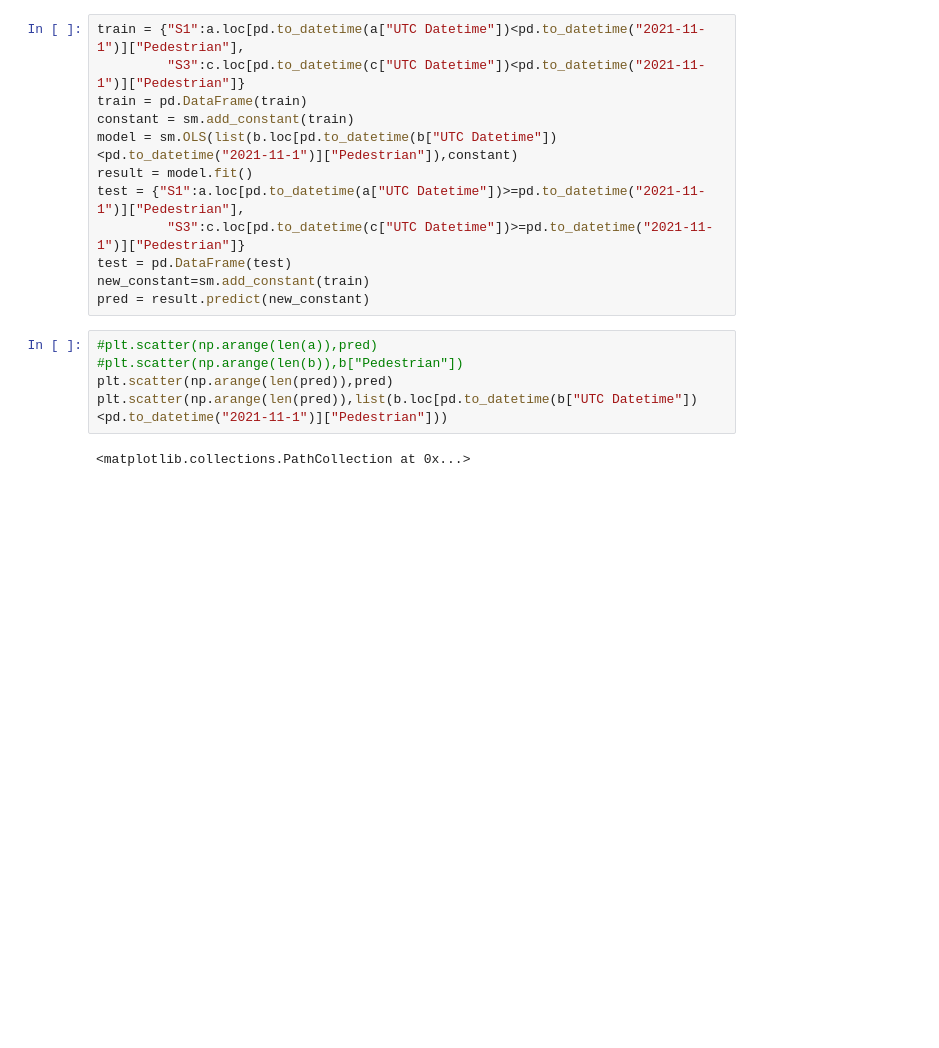
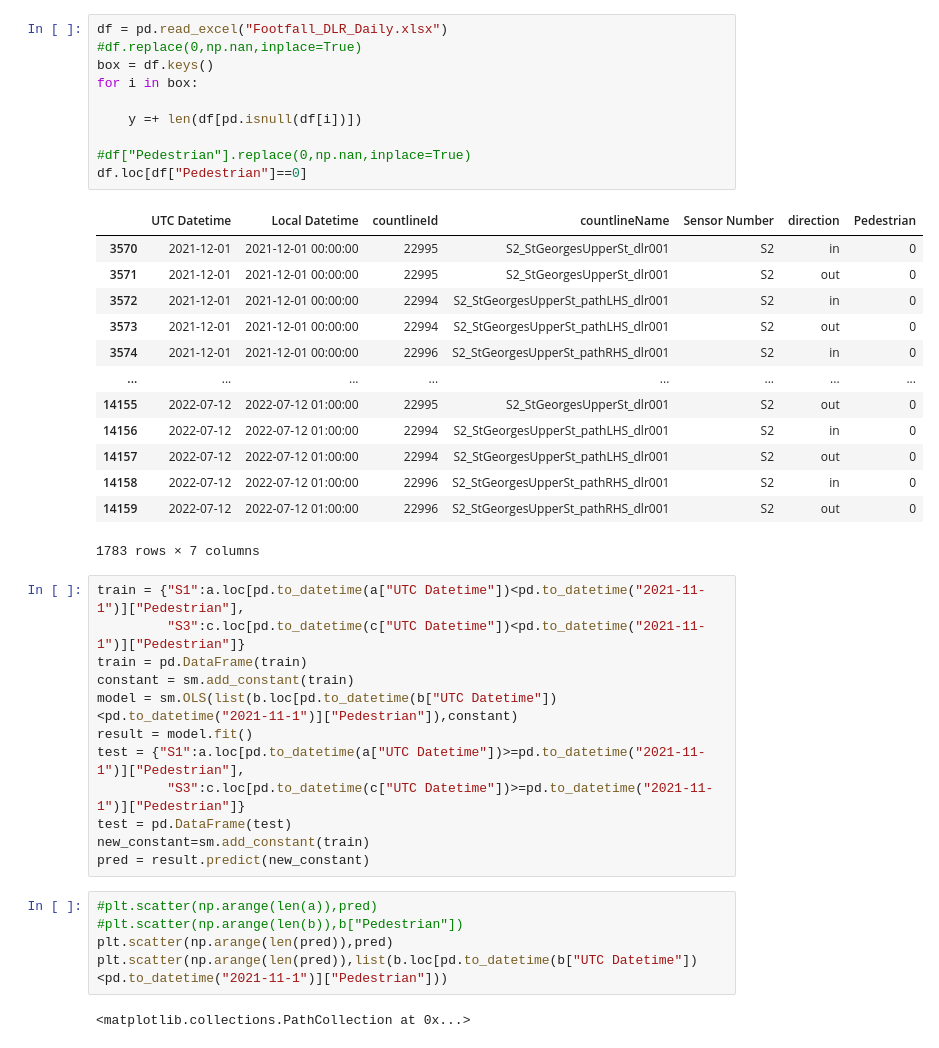
Before and after one commit to JiangYuxuan233/Intern_Yuxuan, a Jupyter notebook: Untitled.ipynb, the cells around one changed output. Cells and saved outputs as stored; diff of their text form; blank space fills up the shorter version.

```diff
--- a/Untitled.ipynb
+++ b/Untitled.ipynb
@@ -27,3 +9,27 @@ df
+# %%
+df = pd.read_excel("Footfall_DLR_Daily.xlsx")
+#df.replace(0,np.nan,inplace=True)
+box = df.keys()
+for i in box:
+
+    y =+ len(df[pd.isnull(df[i])])
+
+#df["Pedestrian"].replace(0,np.nan,inplace=True)
+df.loc[df["Pedestrian"]==0]
+# %% [output]
+|  | UTC Datetime | Local Datetime | countlineId | countlineName | Sensor Number | direction | Pedestrian |
+| 3570 | 2021-12-01 | 2021-12-01 00:00:00 | 22995 | S2_StGeorgesUpperSt_dlr001 | S2 | in | 0 |
+| 3571 | 2021-12-01 | 2021-12-01 00:00:00 | 22995 | S2_StGeorgesUpperSt_dlr001 | S2 | out | 0 |
+| 3572 | 2021-12-01 | 2021-12-01 00:00:00 | 22994 | S2_StGeorgesUpperSt_pathLHS_dlr001 | S2 | in | 0 |
+| 3573 | 2021-12-01 | 2021-12-01 00:00:00 | 22994 | S2_StGeorgesUpperSt_pathLHS_dlr001 | S2 | out | 0 |
+| 3574 | 2021-12-01 | 2021-12-01 00:00:00 | 22996 | S2_StGeorgesUpperSt_pathRHS_dlr001 | S2 | in | 0 |
+| ... | ... | ... | ... | ... | ... | ... | ... |
+| 14155 | 2022-07-12 | 2022-07-12 01:00:00 | 22995 | S2_StGeorgesUpperSt_dlr001 | S2 | out | 0 |
+| 14156 | 2022-07-12 | 2022-07-12 01:00:00 | 22994 | S2_StGeorgesUpperSt_pathLHS_dlr001 | S2 | in | 0 |
+| 14157 | 2022-07-12 | 2022-07-12 01:00:00 | 22994 | S2_StGeorgesUpperSt_pathLHS_dlr001 | S2 | out | 0 |
+| 14158 | 2022-07-12 | 2022-07-12 01:00:00 | 22996 | S2_StGeorgesUpperSt_pathRHS_dlr001 | S2 | in | 0 |
+| 14159 | 2022-07-12 | 2022-07-12 01:00:00 | 22996 | S2_StGeorgesUpperSt_pathRHS_dlr001 | S2 | out | 0 |
+1783 rows × 7 columns
 # %%
 train = {"S1":a.loc[pd.to_datetime(a["UTC Datetime"])<pd.to_datetime("2021-11-1")]["Pedestrian"],
          "S3":c.loc[pd.to_datetime(c["UTC Datetime"])<pd.to_datetime("2021-11-1")]["Pedestrian"]}
```
Also changed, not shown: parts of 13 cells of this notebook, 12 other files.
